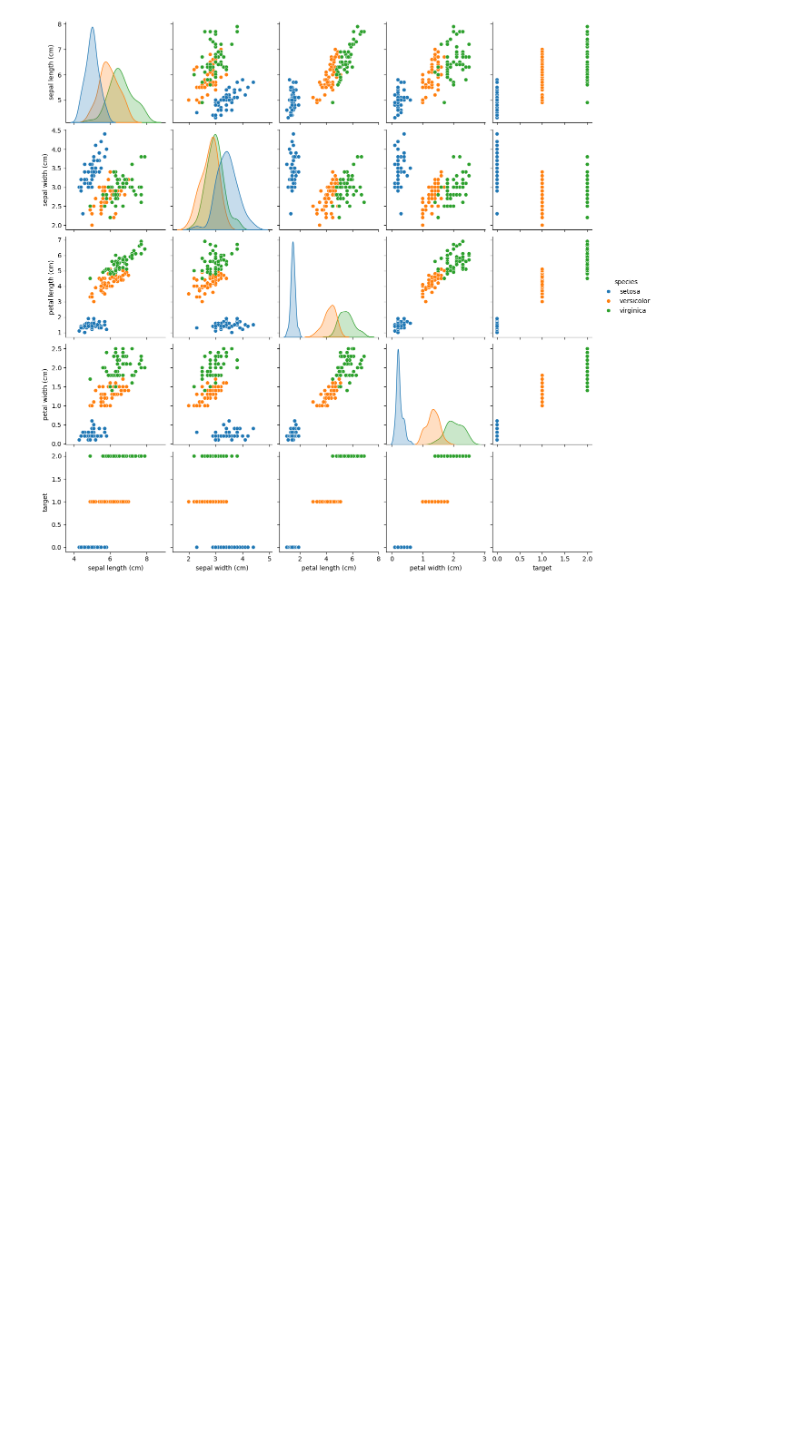
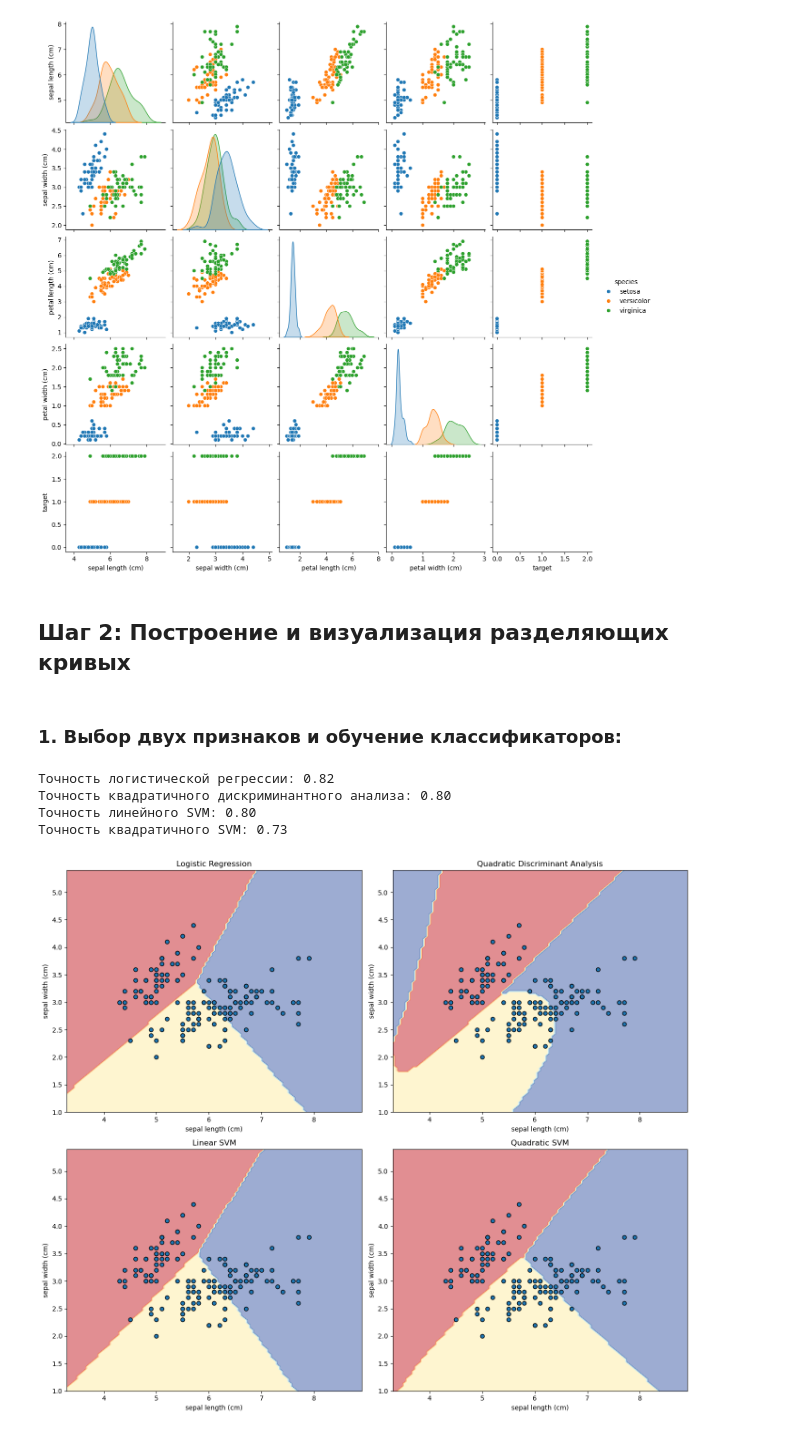
Before and after one commit to Gwin2/MMAD, a Jupyter notebook: Problem_1.ipynb, the cells around one changed output. Cells and saved outputs as stored; diff of their text form; code cells hidden in the pictures; blank space fills up the shorter version.

```diff
--- a/Problem_1.ipynb
+++ b/Problem_1.ipynb
@@ -63,6 +63,10 @@ sns.pairplot(df, hue='species')
 plt.show()
 # %% [output]
 [figure]
+# %% [markdown]
+## Шаг 2: Построение и визуализация разделяющих кривых
+# %% [markdown]
+### 1. Выбор двух признаков и обучение классификаторов:
 # %%
 from sklearn.model_selection import train_test_split
 from sklearn.linear_model import LogisticRegression
@@ -94,31 +98,37 @@ accuracy_qda = accuracy_score(y_test, y_pred_qda)
 svm_linear = SVC(kernel='linear')
 svm_linear.fit(X_train, y_train)
 y_pred_svm_linear = svm_linear.predict(X_test)
 accuracy_svm_linear = accuracy_score(y_test, y_pred_svm_linear)
 
 # Квадратичное SVM
 svm_poly = SVC(kernel='poly', degree=2)
 svm_poly.fit(X_train, y_train)
 y_pred_svm_poly = svm_poly.predict(X_test)
 accuracy_svm_poly = accuracy_score(y_test, y_pred_svm_poly)
 
 print(f"Точность логистической регрессии: {accuracy_log_reg:.2f}")
 print(f"Точность квадратичного дискриминантного анализа: {accuracy_qda:.2f}")
 print(f"Точность линейного SVM: {accuracy_svm_linear:.2f}")
 print(f"Точность квадратичного SVM: {accuracy_svm_poly:.2f}")
 
 # Визуализация границ решений
 def plot_decision_boundary(clf, X, y, ax, title):
     DecisionBoundaryDisplay.from_estimator(clf, X, response_method='predict', ax=ax, cmap=plt.cm.RdYlBu, alpha=0.5)
-    ax.scatter(X.iloc[:, 0], X.iloc[:, 1], c=y, edgecolor='k', cmap=plt.cm.RdYlBu)
+    ax.scatter(X.iloc[:, 0], X.iloc[:, 1], edgecolor='k', cmap=plt.cm.RdYlBu)
     ax.set_title(title)
 
 fig, axes = plt.subplots(2, 2, figsize=(14, 12))
 
 plot_decision_boundary(log_reg, X, y, axes[0, 0], "Logistic Regression")
 plot_decision_boundary(qda, X, y, axes[0, 1], "Quadratic Discriminant Analysis")
 plot_decision_boundary(svm_linear, X, y, axes[1, 0], "Linear SVM")
 plot_decision_boundary(svm_poly, X, y, axes[1, 1], "Quadratic SVM")
 
 plt.tight_layout()
 plt.show()
+# %% [output]
+Точность логистической регрессии: 0.82
+Точность квадратичного дискриминантного анализа: 0.80
+Точность линейного SVM: 0.80
+Точность квадратичного SVM: 0.73
+[figure, added]
```
Also changed, not shown: parts of 5 cells of this notebook.
